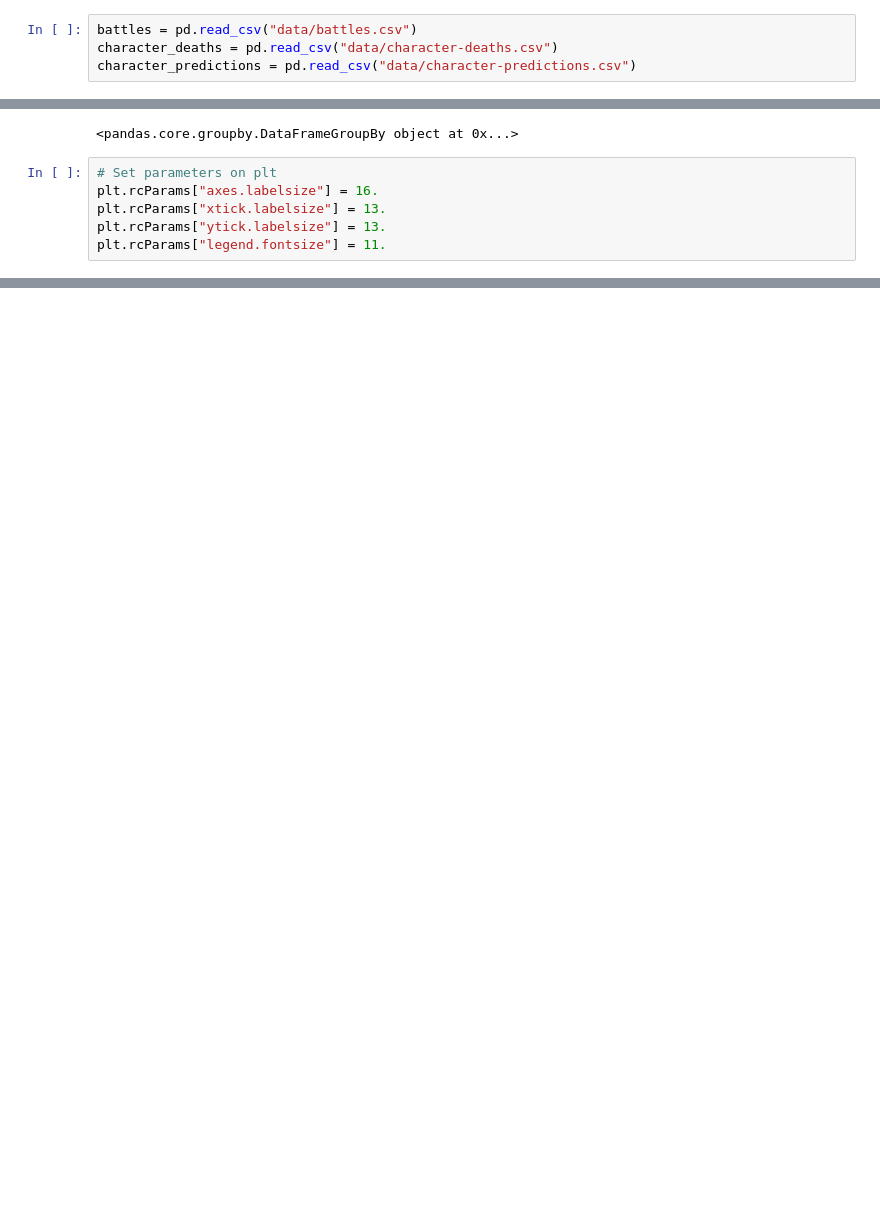
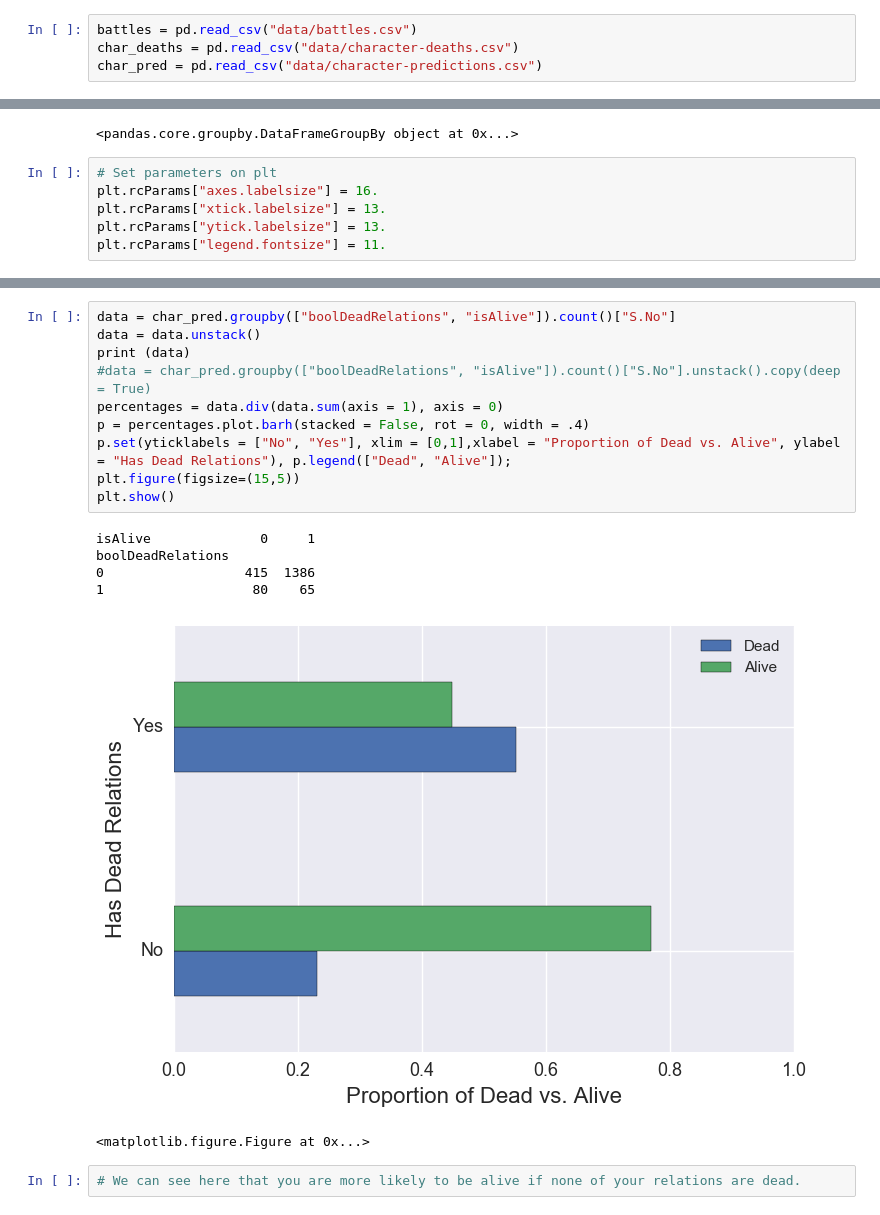
Before and after one commit to suryagram/game-of-thrones-deaths, a Jupyter notebook: BattleAnalysis.ipynb, the cells around one changed output, grey strips where cells are left out. Saved outputs shown, nothing was run; the diff lists cells and outputs as text; blank space fills up the shorter version.

```diff
--- a/BattleAnalysis.ipynb
+++ b/BattleAnalysis.ipynb
@@ -5,5 +9,5 @@ import seaborn as sns
 # %%
 battles = pd.read_csv("data/battles.csv")
-character_deaths = pd.read_csv("data/character-deaths.csv")
-character_predictions = pd.read_csv("data/character-predictions.csv")
+char_deaths = pd.read_csv("data/character-deaths.csv")
+char_pred = pd.read_csv("data/character-predictions.csv")
 # %%
@@ -41,0 +115,19 @@ battles_by_book.describe()
+# %%
+data = char_pred.groupby(["boolDeadRelations", "isAlive"]).count()["S.No"]
+data = data.unstack()
+print (data)
+#data = char_pred.groupby(["boolDeadRelations", "isAlive"]).count()["S.No"].unstack().copy(deep = True)
+percentages = data.div(data.sum(axis = 1), axis = 0)
+p = percentages.plot.barh(stacked = False, rot = 0, width = .4)
+p.set(yticklabels = ["No", "Yes"], xlim = [0,1],xlabel = "Proportion of Dead vs. Alive", ylabel = "Has Dead Relations"), p.legend(["Dead", "Alive"]);
+plt.figure(figsize=(15,5))
+plt.show()
+# %% [output]
+isAlive              0     1
+boolDeadRelations
+0                  415  1386
+1                   80    65
+[figure, added]
+<matplotlib.figure.Figure at 0x...>
+# %%
+# We can see here that you are more likely to be alive if none of your relations are dead.
```
Also changed, not shown: parts of 27 cells of this notebook.
